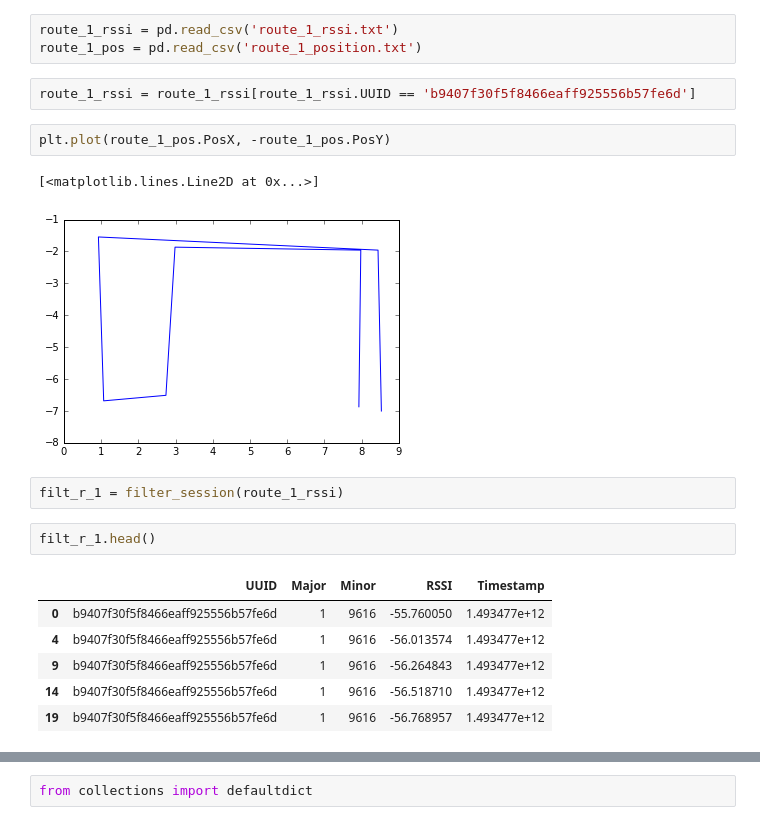
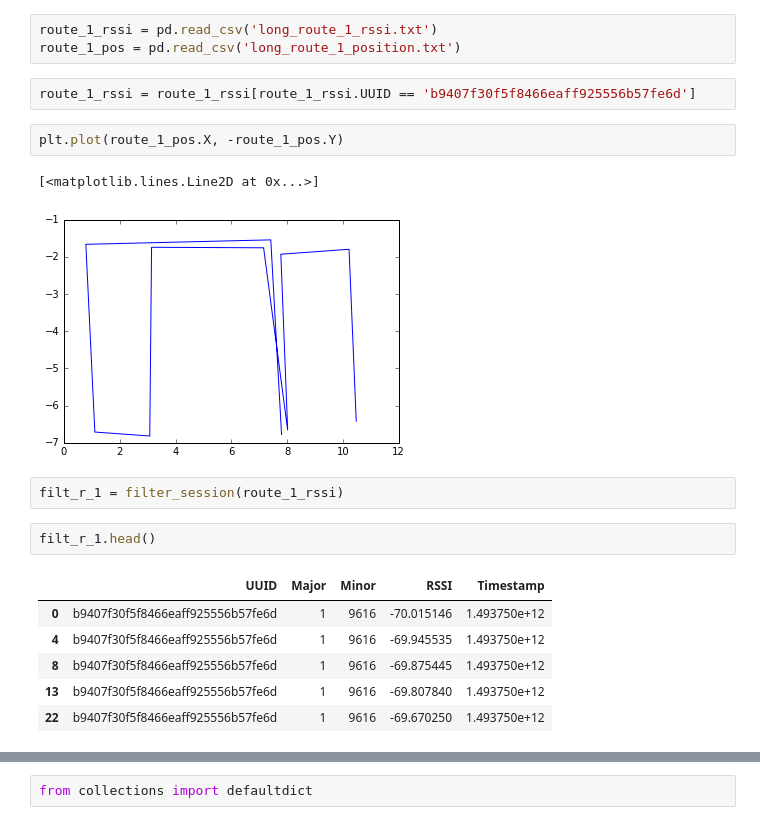
Before and after one commit to Informhunter/IPS, a Jupyter notebook: JupiterNB/data_from_db_analysis/data_overview.ipynb, the cells around one changed output, grey strips where cells are left out. Cells and saved outputs as stored; diff of their text form.

```diff
--- a/JupiterNB/data_from_db_analysis/data_overview.ipynb
+++ b/JupiterNB/data_from_db_analysis/data_overview.ipynb
@@ -95,21 +95,21 @@ filtered_df.head()
 # %%
-route_1_rssi = pd.read_csv('route_1_rssi.txt')
-route_1_pos = pd.read_csv('route_1_position.txt')
+route_1_rssi = pd.read_csv('long_route_1_rssi.txt')
+route_1_pos = pd.read_csv('long_route_1_position.txt')
 # %%
 route_1_rssi = route_1_rssi[route_1_rssi.UUID == 'b9407f30f5f8466eaff925556b57fe6d']
 # %%
-plt.plot(route_1_pos.PosX, -route_1_pos.PosY)
+plt.plot(route_1_pos.X, -route_1_pos.Y)
 # %% [output]
 [<matplotlib.lines.Line2D at 0x...>]
-[figure, old version]
+[figure, new version]
 # %%
 filt_r_1 = filter_session(route_1_rssi)
 # %%
 filt_r_1.head()
 # %% [output]
 |  | UUID | Major | Minor | RSSI | Timestamp |
-| 0 | b9407f30f5f8466eaff925556b57fe6d | 1 | 9616 | -55.760050 | 1.493477e+12 |
-| 4 | b9407f30f5f8466eaff925556b57fe6d | 1 | 9616 | -56.013574 | 1.493477e+12 |
-| 9 | b9407f30f5f8466eaff925556b57fe6d | 1 | 9616 | -56.264843 | 1.493477e+12 |
-| 14 | b9407f30f5f8466eaff925556b57fe6d | 1 | 9616 | -56.518710 | 1.493477e+12 |
-| 19 | b9407f30f5f8466eaff925556b57fe6d | 1 | 9616 | -56.768957 | 1.493477e+12 |
+| 0 | b9407f30f5f8466eaff925556b57fe6d | 1 | 9616 | -70.015146 | 1.493750e+12 |
+| 4 | b9407f30f5f8466eaff925556b57fe6d | 1 | 9616 | -69.945535 | 1.493750e+12 |
+| 8 | b9407f30f5f8466eaff925556b57fe6d | 1 | 9616 | -69.875445 | 1.493750e+12 |
+| 13 | b9407f30f5f8466eaff925556b57fe6d | 1 | 9616 | -69.807840 | 1.493750e+12 |
+| 22 | b9407f30f5f8466eaff925556b57fe6d | 1 | 9616 | -69.670250 | 1.493750e+12 |
```
Also changed, not shown: parts of 17 cells of this notebook.
